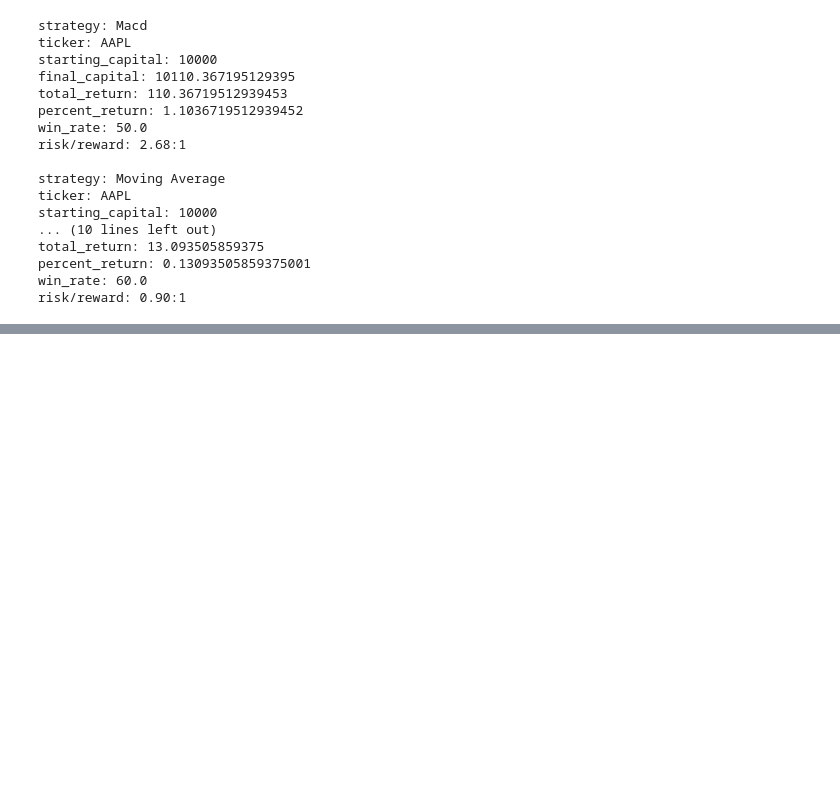
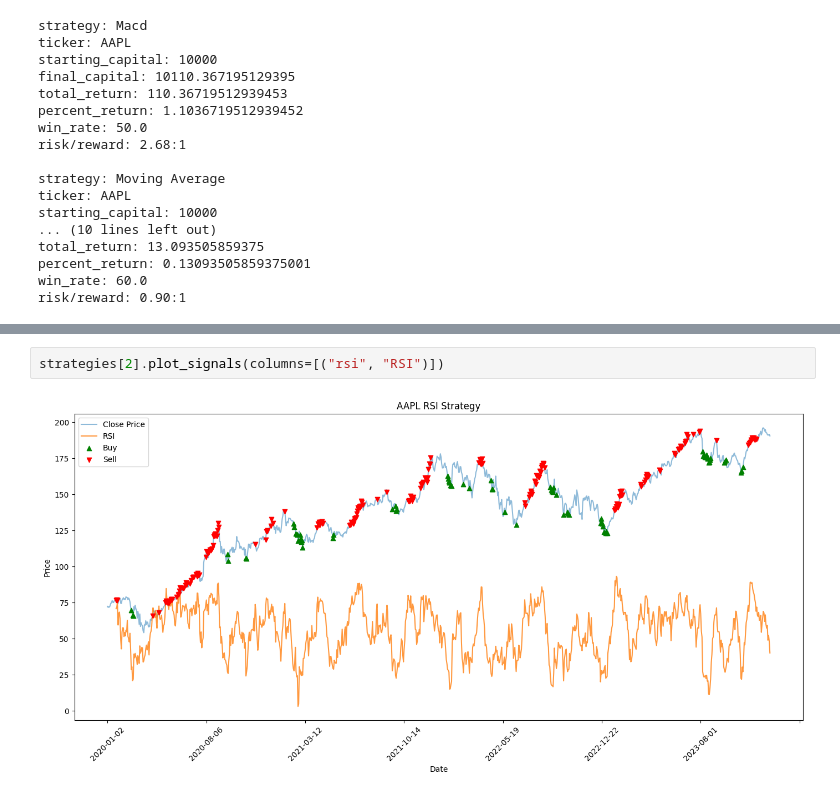
Before and after one commit to AhmadM-DS/algorithmic-trading-bot, a Jupyter notebook: notebooks/initial_backtesting.ipynb, the cells around one changed output, grey strips where cells are left out. Saved outputs shown, nothing was run; the diff lists cells and outputs as text; blank space fills up the shorter version.

```diff
--- a/notebooks/initial_backtesting.ipynb
+++ b/notebooks/initial_backtesting.ipynb
@@ -50,0 +53,4 @@ strategies[0].plot_portfolio_growth()
+# %%
+strategies[2].plot_signals(columns=[("rsi", "RSI")])
+# %% [output]
+[figure, added]
```
Also changed, not shown: parts of 2 cells of this notebook, 4 other files.
